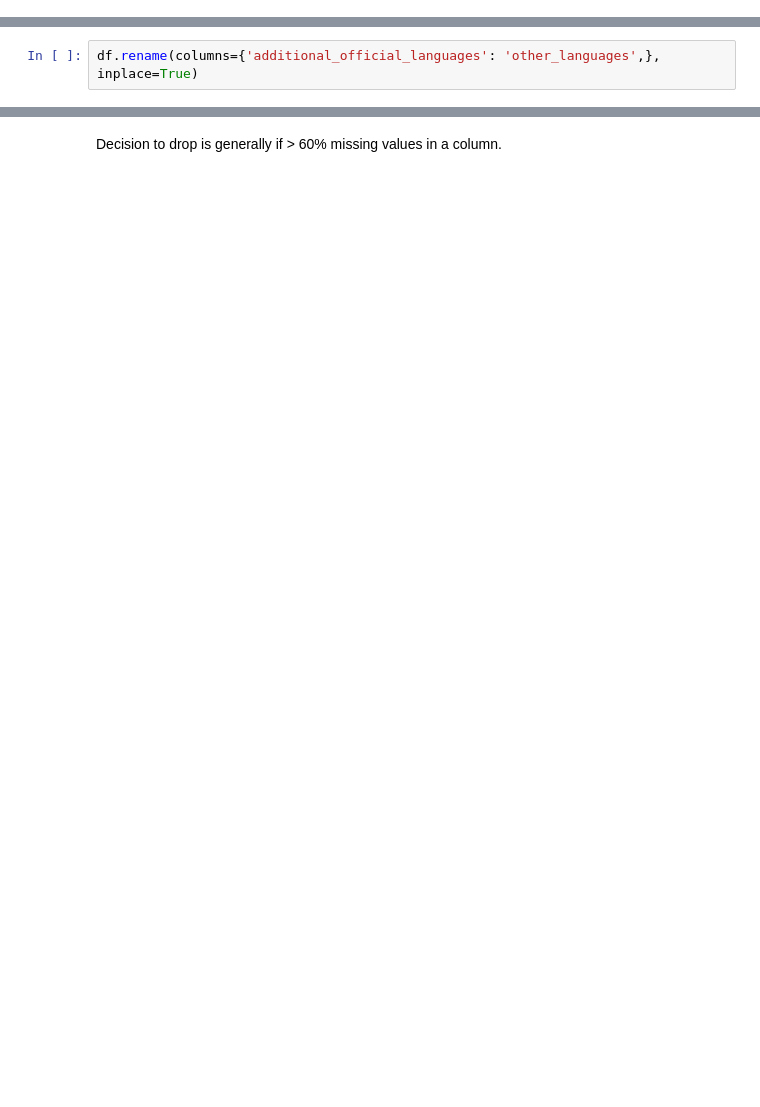
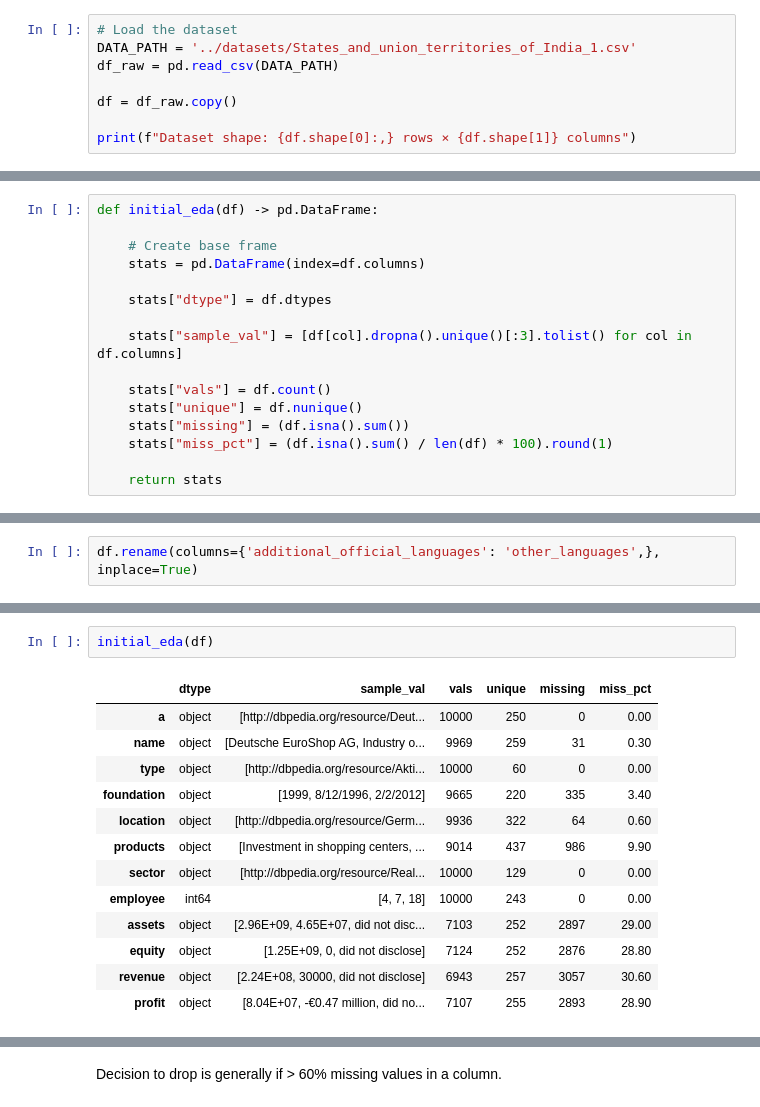
Before and after one commit to toby-gardner-ai/uc-berkeley-aiml-course, a Jupyter notebook: notebooks/Mod4_Data_Analytics.ipynb, the cells around one changed output, grey strips where cells are left out. Saved outputs shown, nothing was run; the diff lists cells and outputs as text; blank space fills up the shorter version.

```diff
--- a/notebooks/Mod4_Data_Analytics.ipynb
+++ b/notebooks/Mod4_Data_Analytics.ipynb
@@ -16,0 +37,8 @@ This is a helpful function to continually use throughout your data cleaning proc
+# %%
+# Load the dataset
+DATA_PATH = '../datasets/States_and_union_territories_of_India_1.csv'
+df_raw = pd.read_csv(DATA_PATH)
+
+df = df_raw.copy()
+
+print(f"Dataset shape: {df.shape[0]:,} rows × {df.shape[1]} columns")
@@ -17,3 +50,19 @@ This is a helpful function to continually use throughout your data cleaning proc
+# %%
+def initial_eda(df) -> pd.DataFrame:
+
+    # Create base frame
+    stats = pd.DataFrame(index=df.columns)
+
+    stats["dtype"] = df.dtypes
+
+    stats["sample_val"] = [df[col].dropna().unique()[:3].tolist() for col in df.columns]
+
+    stats["vals"] = df.count()
+    stats["unique"] = df.nunique()
+    stats["missing"] = (df.isna().sum())
+    stats["miss_pct"] = (df.isna().sum() / len(df) * 100).round(1)
+
+    return stats
 # %%
 def summary_stats(df) -> pd.DataFrame:
 
@@ -541,0 +324,16 @@ summary_stats(df)
+# %%
+initial_eda(df)
+# %% [output]
+|  | dtype | sample_val | vals | unique | missing | miss_pct |
+| a | object | [http://dbpedia.org/resource/Deut... | 10000 | 250 | 0 | 0.00 |
+| name | object | [Deutsche EuroShop AG, Industry o... | 9969 | 259 | 31 | 0.30 |
+| type | object | [http://dbpedia.org/resource/Akti... | 10000 | 60 | 0 | 0.00 |
+| foundation | object | [1999, 8/12/1996, 2/2/2012] | 9665 | 220 | 335 | 3.40 |
+| location | object | [http://dbpedia.org/resource/Germ... | 9936 | 322 | 64 | 0.60 |
+| products | object | [Investment in shopping centers, ... | 9014 | 437 | 986 | 9.90 |
+| sector | object | [http://dbpedia.org/resource/Real... | 10000 | 129 | 0 | 0.00 |
+| employee | int64 | [4, 7, 18] | 10000 | 243 | 0 | 0.00 |
+| assets | object | [2.96E+09, 4.65E+07, did not disc... | 7103 | 252 | 2897 | 29.00 |
+| equity | object | [1.25E+09, 0, did not disclose] | 7124 | 252 | 2876 | 28.80 |
+| revenue | object | [2.24E+08, 30000, did not disclose] | 6943 | 257 | 3057 | 30.60 |
+| profit | object | [8.04E+07, -€0.47 million, did no... | 7107 | 255 | 2893 | 28.90 |
```
Also changed, not shown: parts of 105 cells of this notebook.
